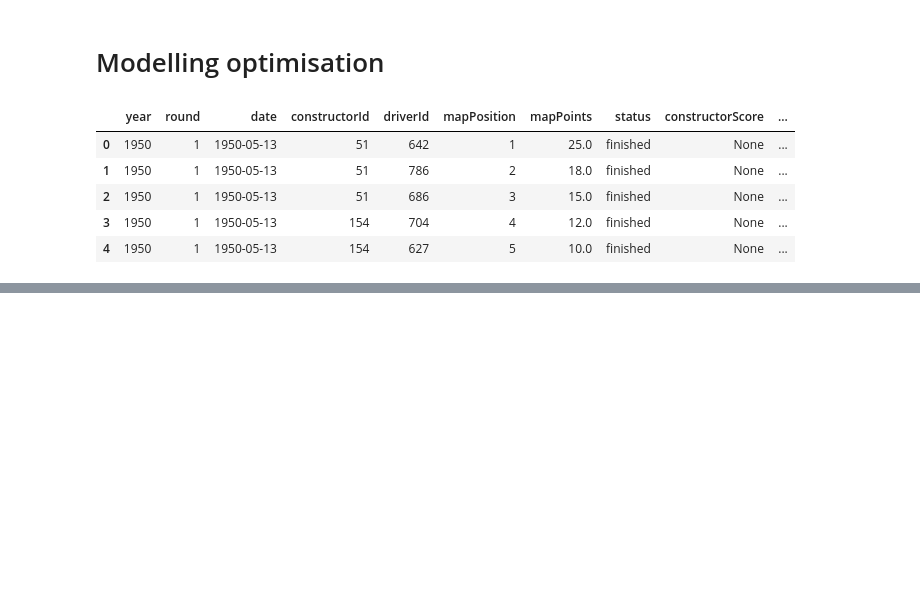
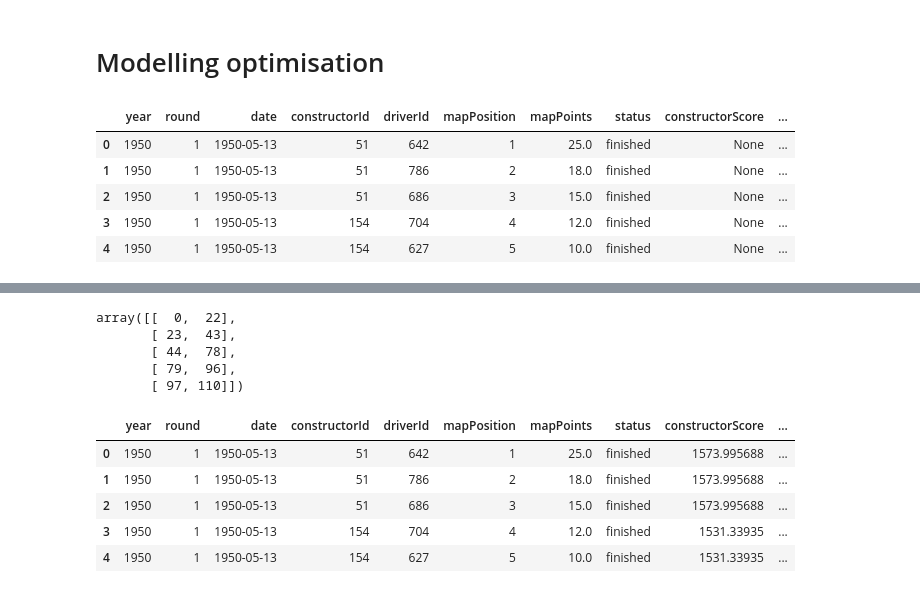
Before and after one commit to mwtmurphy/f1-rating-system, a Jupyter notebook: notebooks/prototyping.ipynb, the cells around one changed output, grey strips where cells are left out. Drawn from its saved outputs; the diff is of its cells as text; code cells hidden in the pictures; blank space fills up the shorter version.

```diff
--- a/notebooks/prototyping.ipynb
+++ b/notebooks/prototyping.ipynb
@@ -217,0 +210,19 @@ Line #      Hits         Time  Per Hit   % Time  Line Contents
+# %%
+MOD_DF.reset_index().groupby(["year", "round"])["index"].agg(["min", "max"]).values
+# %% [output]
+array([[  0,  22],
+       [ 23,  43],
+       [ 44,  78],
+       [ 79,  96],
+       [ 97, 110]])
+# %%
+RES_DF = pd.DataFrame(MOD_MAT, columns=MOD_DF.columns)
+# %%
+RES_DF.head()
+# %% [output]
+|  | year | round | date | constructorId | driverId | mapPosition | mapPoints | status | constructorScore | ... |
+| 0 | 1950 | 1 | 1950-05-13 | 51 | 642 | 1 | 25.0 | finished | 1573.995688 | ... |
+| 1 | 1950 | 1 | 1950-05-13 | 51 | 786 | 2 | 18.0 | finished | 1573.995688 | ... |
+| 2 | 1950 | 1 | 1950-05-13 | 51 | 686 | 3 | 15.0 | finished | 1573.995688 | ... |
+| 3 | 1950 | 1 | 1950-05-13 | 154 | 704 | 4 | 12.0 | finished | 1531.33935 | ... |
+| 4 | 1950 | 1 | 1950-05-13 | 154 | 627 | 5 | 10.0 | finished | 1531.33935 | ... |
```
Also changed, not shown: parts of 4 cells of this notebook.
